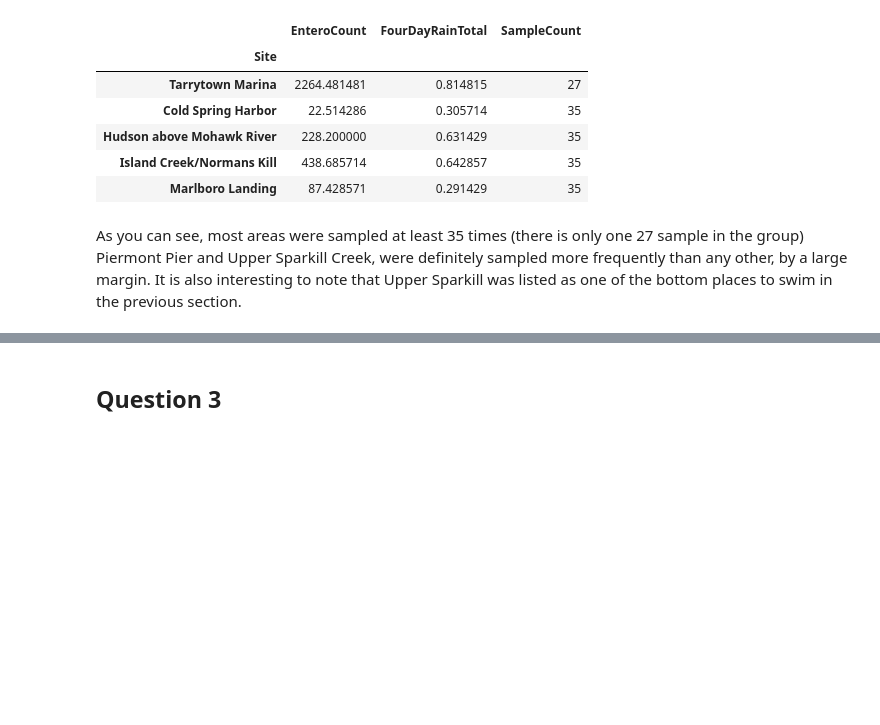
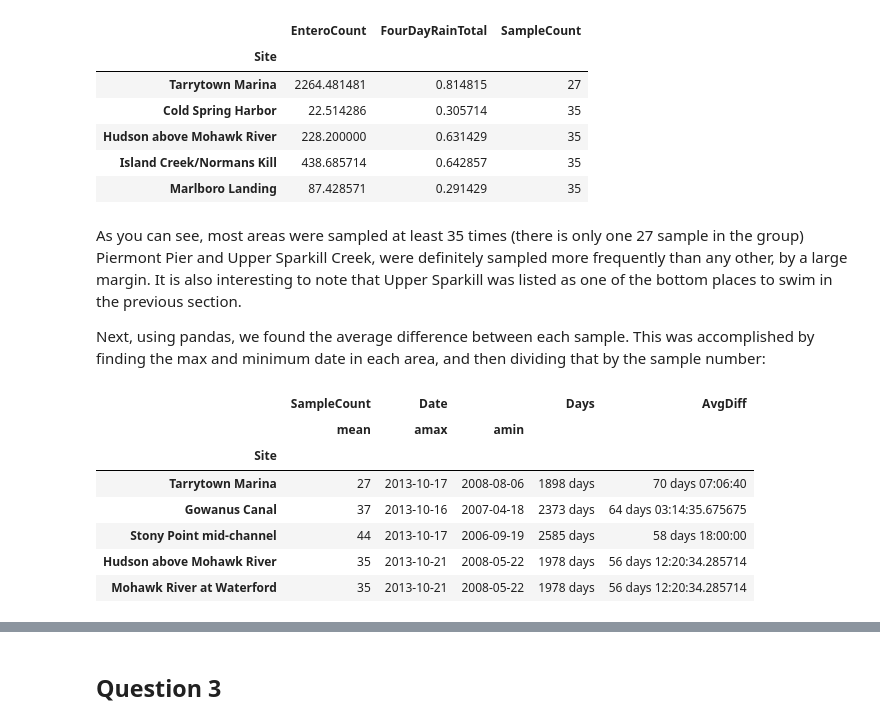
Before and after one commit to mfarris9505/IS-608, a Jupyter notebook: Hwk4_River/Farris_Matt_Hwk4.ipynb, the cells around one changed output, grey strips where cells are left out. Saved outputs shown, nothing was run; the diff lists cells and outputs as text; code cells hidden in the pictures; blank space fills up the shorter version.

```diff
--- a/Hwk4_River/Farris_Matt_Hwk4.ipynb
+++ b/Hwk4_River/Farris_Matt_Hwk4.ipynb
@@ -133,3 +144,21 @@ dat_raw.groupby(dat_raw.index).mean().sort_values('SampleCount', ascending=True)
 | Marlboro Landing | 87.428571 | 0.291429 | 35 |
 # %% [markdown]
 As you can see, most areas were sampled at least 35 times (there is only one 27 sample in the group) Piermont Pier and Upper Sparkill Creek, were definitely sampled more frequently than any other, by a large margin. It is also interesting to note that Upper Sparkill was listed as one of the bottom places to swim in the previous section.
+
+Next, using pandas, we found the average difference between each sample. This was accomplished by finding the max and minimum date in each area, and then dividing that by the sample number:
+# %%
+dat_freq = dat_raw.groupby(dat_raw.index).agg({ "SampleCount" : np.mean, "Date" : [np.max,np.min]})
+dat_freq["Days"] = dat_freq["Date"]["amax"] -dat_freq["Date"]["amin"]
+dat_freq["AvgDiff"] = dat_freq["Days"]/dat_freq["SampleCount"]["mean"]
+# %%
+dat_freq_bot= dat_freq.sort_values('AvgDiff', ascending=False).head(5)
+dat_freq_bot
+# %% [output]
+|  | SampleCount | Date |  | Days | AvgDiff |
+|  | mean | amax | amin |  |  |
+| Site |  |  |  |  |  |
+| Tarrytown Marina | 27 | 2013-10-17 | 2008-08-06 | 1898 days | 70 days 07:06:40 |
+| Gowanus Canal | 37 | 2013-10-16 | 2007-04-18 | 2373 days | 64 days 03:14:35.675675 |
+| Stony Point mid-channel | 44 | 2013-10-17 | 2006-09-19 | 2585 days | 58 days 18:00:00 |
+| Hudson above Mohawk River | 35 | 2013-10-21 | 2008-05-22 | 1978 days | 56 days 12:20:34.285714 |
+| Mohawk River at Waterford | 35 | 2013-10-21 | 2008-05-22 | 1978 days | 56 days 12:20:34.285714 |
```
Also changed, not shown: parts of 21 cells of this notebook.
